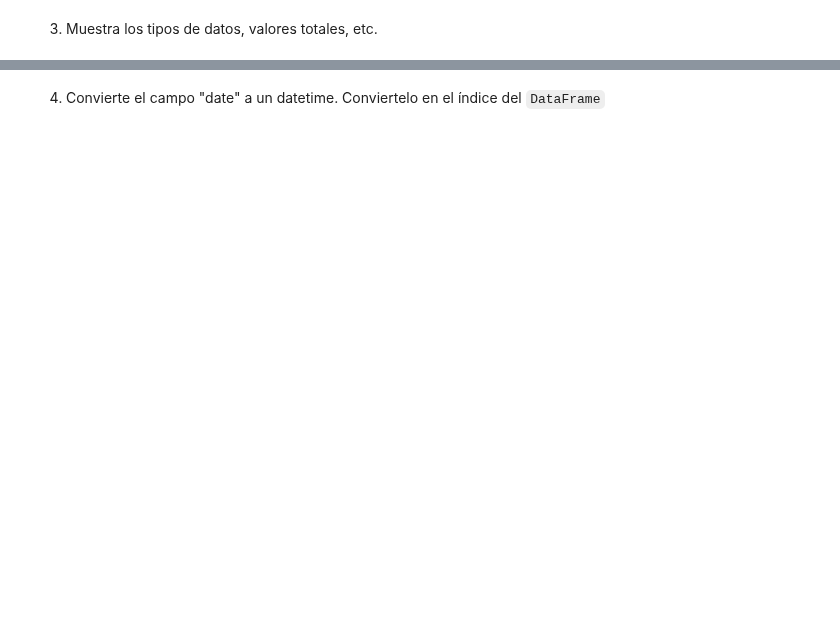
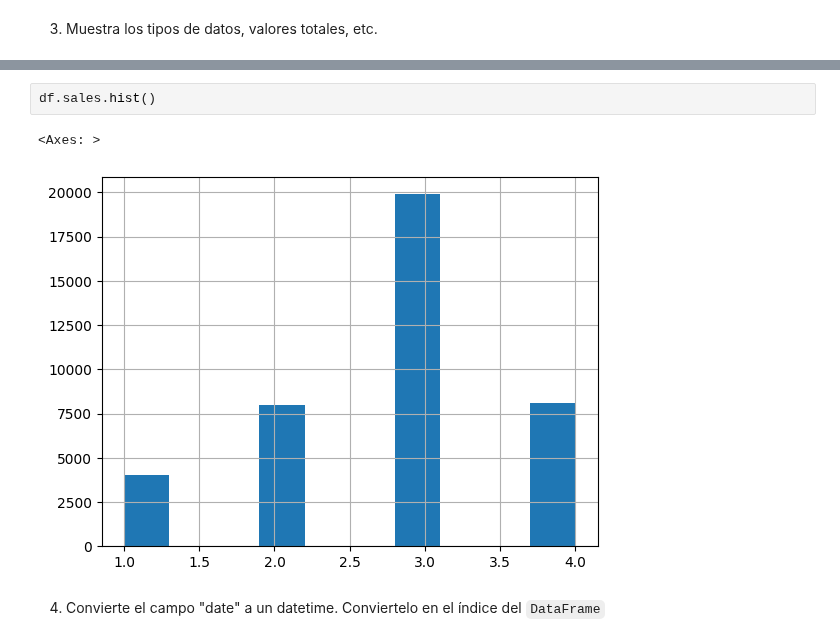
Before and after one commit to RobertoPE1/DS_ONLINE_ROBERTO, a Jupyter notebook: 03_Data_Analysis/Sprint_05/Unidad_02_Procesado_Datos_Internos_Ficheros/03_Practica_Obligatoria/18_Practica_Obligatoria_Ficheros.ipynb, the cells around one changed output, grey strips where cells are left out. Cells and saved outputs as stored; diff of their text form; blank space fills up the shorter version.

```diff
--- a/03_Data_Analysis/Sprint_05/Unidad_02_Procesado_Datos_Internos_Ficheros/03_Practica_Obligatoria/18_Practica_Obligatoria_Ficheros.ipynb
+++ b/03_Data_Analysis/Sprint_05/Unidad_02_Procesado_Datos_Internos_Ficheros/03_Practica_Obligatoria/18_Practica_Obligatoria_Ficheros.ipynb
@@ -52,2 +164,7 @@ Vamos a empezar trabajando con el fichero excel.
+# %%
+df.sales.hist()
+# %% [output]
+<Axes: >
+[figure, added]
 # %% [markdown]
 4. Convierte el campo "date" a un datetime. Conviertelo en el índice del `DataFrame`
```
Also changed, not shown: parts of 15 cells of this notebook.
